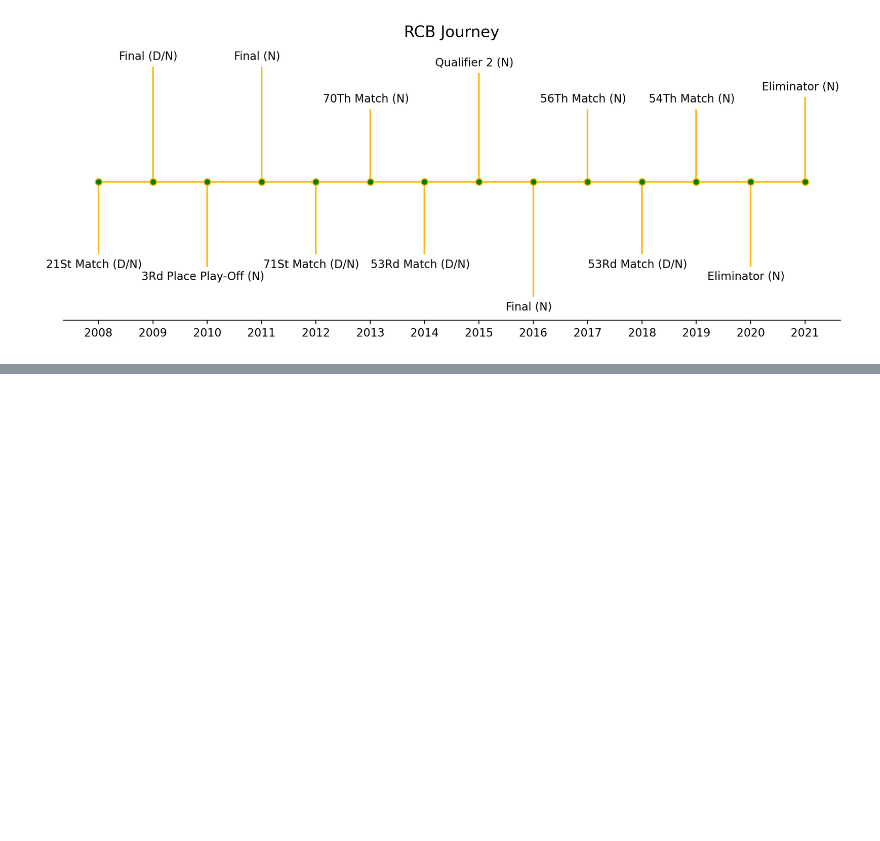
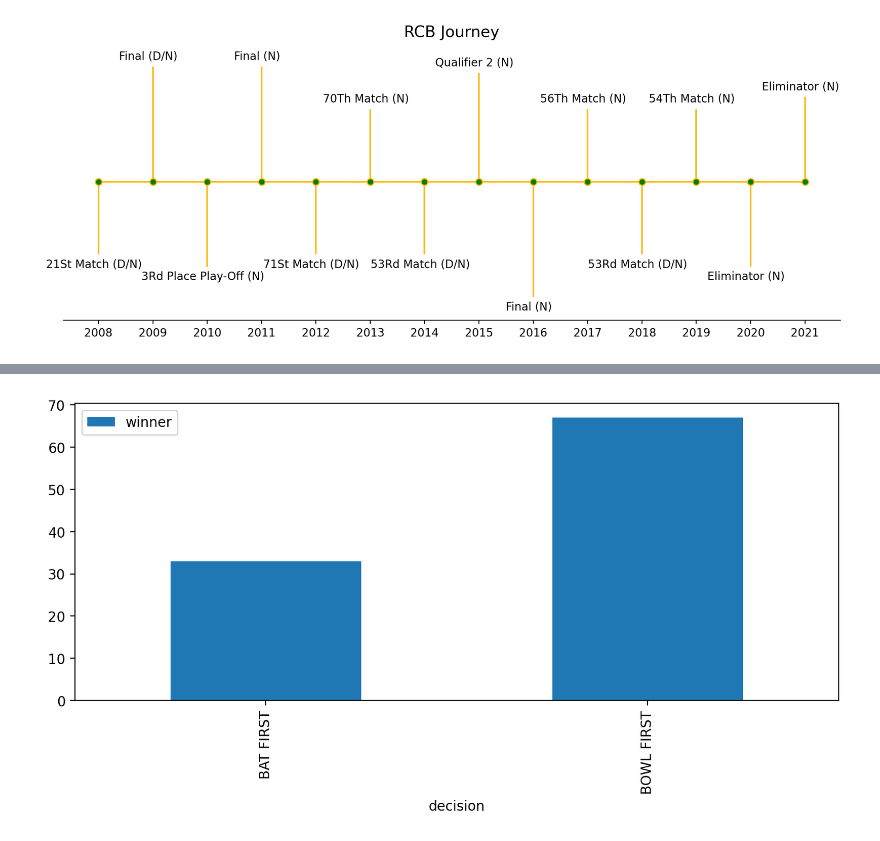
Before and after one commit to RohitRanjangit/IPlDataAnalysis, a Jupyter notebook: src/teams.ipynb, the cells around one changed output, grey strips where cells are left out. Cells and saved outputs as stored; diff of their text form; code cells hidden in the pictures; blank space fills up the shorter version.

```diff
--- a/src/teams.ipynb
+++ b/src/teams.ipynb
@@ -71,0 +134,15 @@ team_journey_plot('RCB')
+# %%
+def percent_win_by_innings(team_code):
+    """
+    This function will plot graph on the basis bat first/bowl first
+    """
+    team_df = season_summary_df[['decision', 'winner']]
+    team_df = team_df[(team_df['winner'] == team_code)]
+    team_df = team_df.groupby(['decision'])[['winner']].count().reset_index()
+    team_df_sum = team_df['winner'].sum()
+    team_df['winner'] = team_df.apply(lambda x: x['winner']/team_df_sum*100, axis=1)
+    team_df.plot(kind='bar', x='decision', y='winner', figsize=(10,4))
+
+percent_win_by_innings('RCB')
+# %% [output]
+[figure, added]
```
Also changed, not shown: parts of 5 cells of this notebook, 2 other files.
